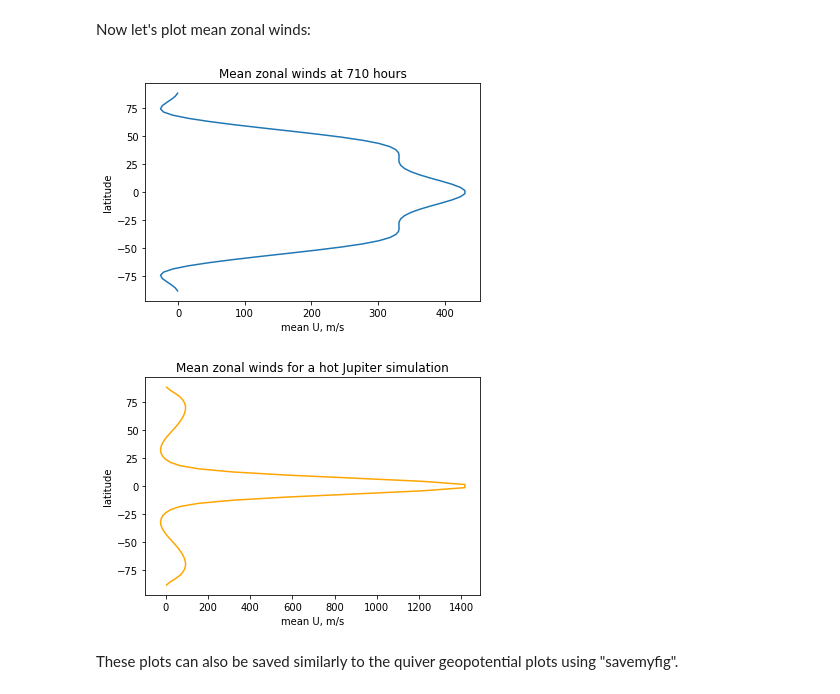
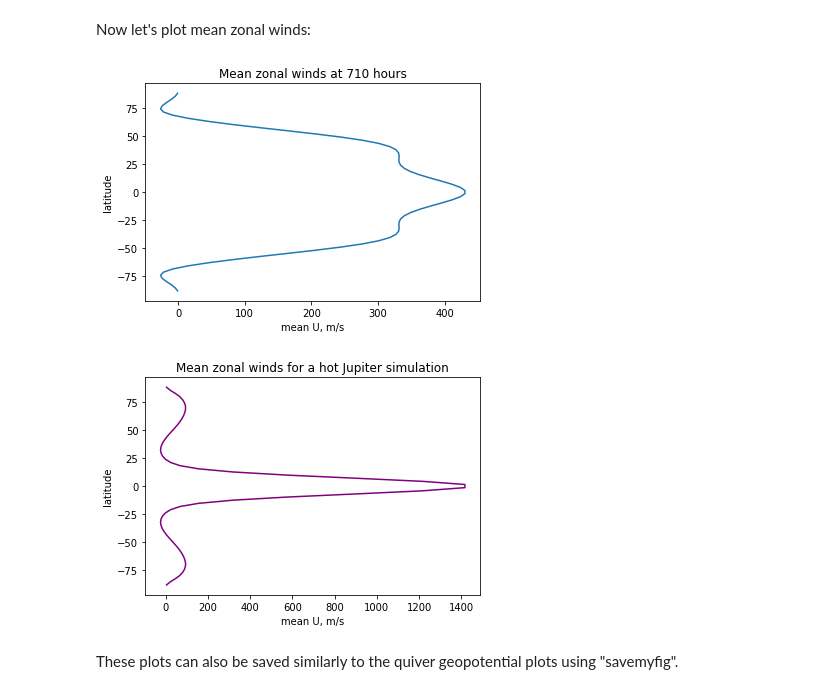
Before and after one commit to kathlandgren/SWAMPE, a Jupyter notebook: docs/source/notebooks/plotting.ipynb, the cells around one changed output. Cells and saved outputs as stored; diff of their text form; code cells hidden in the pictures.

```diff
--- a/docs/source/notebooks/plotting.ipynb
+++ b/docs/source/notebooks/plotting.ipynb
@@ -95,11 +90,11 @@ Now let's plot mean zonal winds:
 # %%
 # plot mean zonal winds
 fig1=SWAMPE.plotting.mean_zonal_wind_plot(U1,mus,timestamp1)
 plt.show()
-fig2=SWAMPE.plotting.mean_zonal_wind_plot(U2,mus,timestamp2,color='orange',customtitle='Mean zonal winds for a hot Jupiter simulation')
+fig2=SWAMPE.plotting.mean_zonal_wind_plot(U2,mus,timestamp2,color='purple',customtitle='Mean zonal winds for a hot Jupiter simulation')
 # %% [output]
 [figure]
-[figure, old version]
+[figure, new version]
 # %% [markdown]
 These plots can also be saved similarly to the quiver geopotential plots using "savemyfig".
 # %% [markdown]
```
Also changed, not shown: parts of 9 cells of this notebook, 10 other files.
